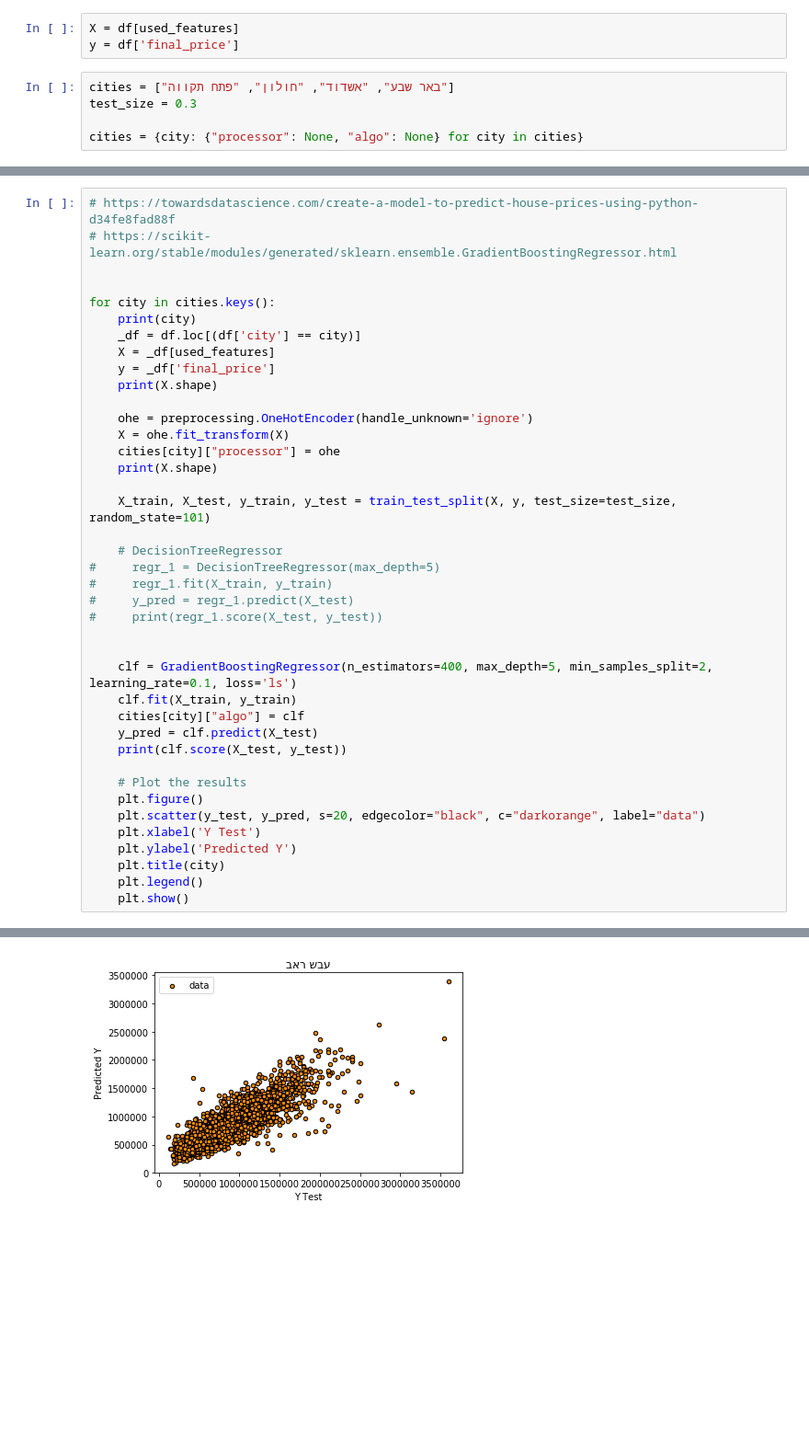
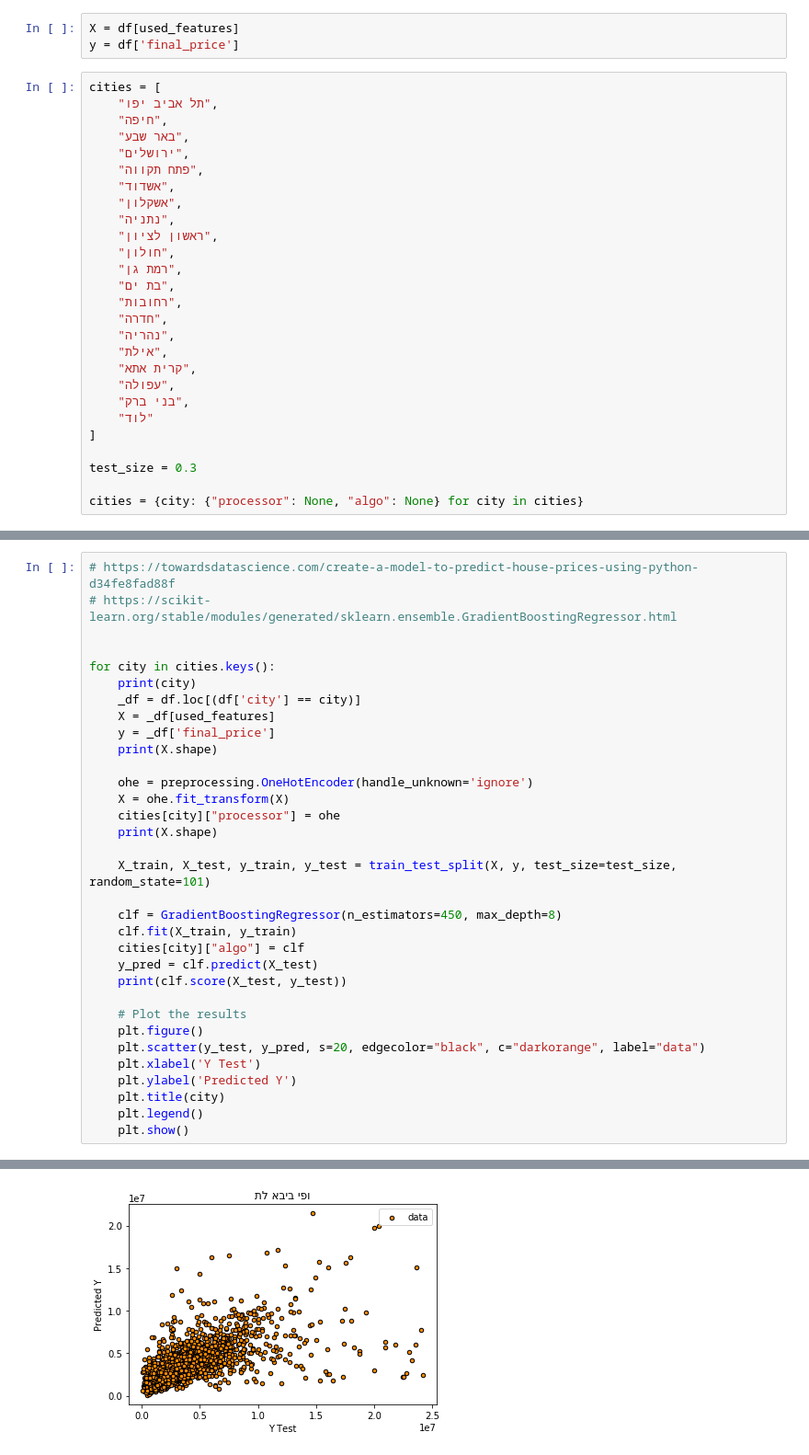
Before and after one commit to barzrcom/final-project, a Jupyter notebook: src/ml/ml/deals_regression.ipynb, the cells around one changed output, grey strips where cells are left out. Shown at 92% size. Saved outputs shown, nothing was run; the diff lists cells and outputs as text; blank space fills up the shorter version.

```diff
--- a/src/ml/ml/deals_regression.ipynb
+++ b/src/ml/ml/deals_regression.ipynb
@@ -45,7 +44,29 @@ used_features = [
 X = df[used_features]
 y = df['final_price']
 # %%
-cities = ["באר שבע", "אשדוד", "חולון", "פתח תקווה"]
+cities = [
+    "תל אביב יפו",
+    "חיפה",
+    "באר שבע",
+    "ירושלים",
+    "פתח תקווה",
+    "אשדוד",
+    "אשקלון",
+    "נתניה",
+    "ראשון לציון",
+    "חולון",
+    "רמת גן",
+    "בת ים",
+    "רחובות",
+    "חדרה",
+    "נהריה",
+    "אילת",
+    "קרית אתא",
+    "עפולה",
+    "בני ברק",
+    "לוד"
+]
+
 test_size = 0.3
 
 cities = {city: {"processor": None, "algo": None} for city in cities}
@@ -138,14 +171,7 @@ for city in cities.keys():
 
     X_train, X_test, y_train, y_test = train_test_split(X, y, test_size=test_size, random_state=101)
 
-    # DecisionTreeRegressor
-#     regr_1 = DecisionTreeRegressor(max_depth=5)
-#     regr_1.fit(X_train, y_train)
-#     y_pred = regr_1.predict(X_test)
-#     print(regr_1.score(X_test, y_test))
-
-
-    clf = GradientBoostingRegressor(n_estimators=400, max_depth=5, min_samples_split=2, learning_rate=0.1, loss='ls')
+    clf = GradientBoostingRegressor(n_estimators=450, max_depth=8)
     clf.fit(X_train, y_train)
     cities[city]["algo"] = clf
     y_pred = clf.predict(X_test)
@@ -167 +193 @@ for city in cities.keys():
-[figure, old version]
+[figure, new version]
```
Also changed, not shown: parts of 8 cells of this notebook, 40 other files.
